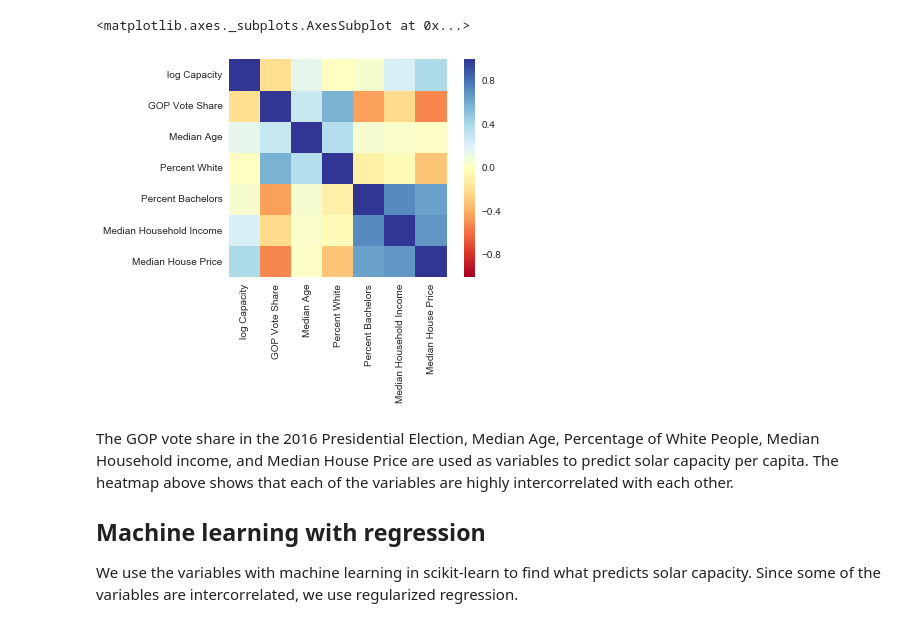
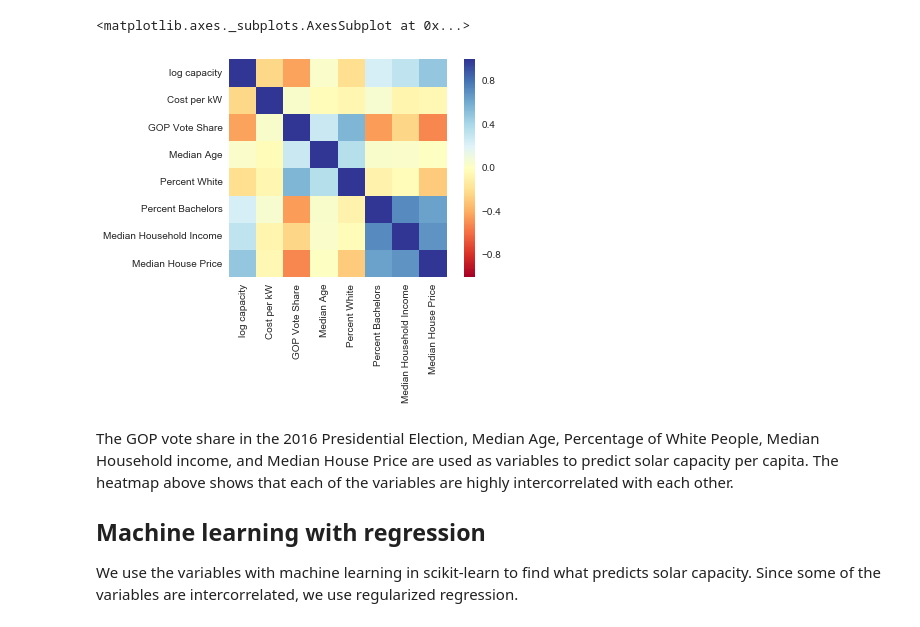
Before and after one commit to aawiegel/OpenPV-Predict, a Jupyter notebook: SolarPredictions.ipynb, the cells around one changed output. Cells and saved outputs as stored; diff of their text form; code cells hidden in the pictures.

```diff
--- a/SolarPredictions.ipynb
+++ b/SolarPredictions.ipynb
@@ -24,26 +89,11 @@ solar_data = pd.read_csv(file_path)
 # %%
-%matplotlib inline
-# Normalize solar capacity by population
-
-solar_data['Capacity per capita'] = solar_data['size_kw'] / solar_data['Population']
-solar_data['Percent White'] = solar_data['White Population'] / solar_data['Population']
-solar_data['Percent Bachelors'] = solar_data['Bachelors Degree'] / solar_data['Population']
-
-# Remove skew
-
-solar_data['log Capacity'] = np.log10(solar_data['Capacity per capita'].values)
-
-solar_data['log Capacity'].plot(kind='hist')
-print(solar_data['log Capacity'].describe())
-
 # Filter data for desired variables
 
-solar_data = solar_data.filter(['combined', 'log Capacity', 'per_gop',
-                                'Median Age', 'Percent White', 'Percent Bachelors',
-                                'Median Household Income', 'Median House Price'])
+solar_data_filtered = solar_data.filter(['combined', 'log capacity', 'cost', 'per_gop',
+                                        'Median Age', 'Percent White', 'Percent Bachelors',
+                                        'Median Household Income', 'Median House Price'])
 
-solar_data = solar_data.rename(columns={'size_kw' : 'Total Capacity', 'per_gop' : 'GOP Vote Share'})
+solar_data_filtered = solar_data_filtered.rename(columns={'cost' : 'Cost per kW', 'per_gop' : 'GOP Vote Share'})
 
-solar_data = solar_data.loc[solar_data['Percent Bachelors'].isnull() == False, :]
 
-solar_data.info()
+solar_data_filtered = solar_data_filtered.loc[solar_data['Percent Bachelors'].isnull() == False, :]
@@ -81,10 +131,12 @@ solar_data.describe()
+# %%
+reg_data = solar_data_filtered
 # %%
 %matplotlib inline
 
-sns.heatmap(solar_data.corr(), square=True, cmap='RdYlBu')
+sns.heatmap(reg_data.corr(), square=True, cmap='RdYlBu')
 # %% [output]
 <matplotlib.axes._subplots.AxesSubplot at 0x...>
-[figure, old version]
+[figure, new version]
 # %% [markdown]
 The GOP vote share in the 2016 Presidential Election, Median Age, Percentage of White People, Median Household income, and Median House Price are used as variables to predict solar capacity per capita. The heatmap above shows that each of the variables are highly intercorrelated with each other.
 
```
Also changed, not shown: parts of 14 cells of this notebook.
